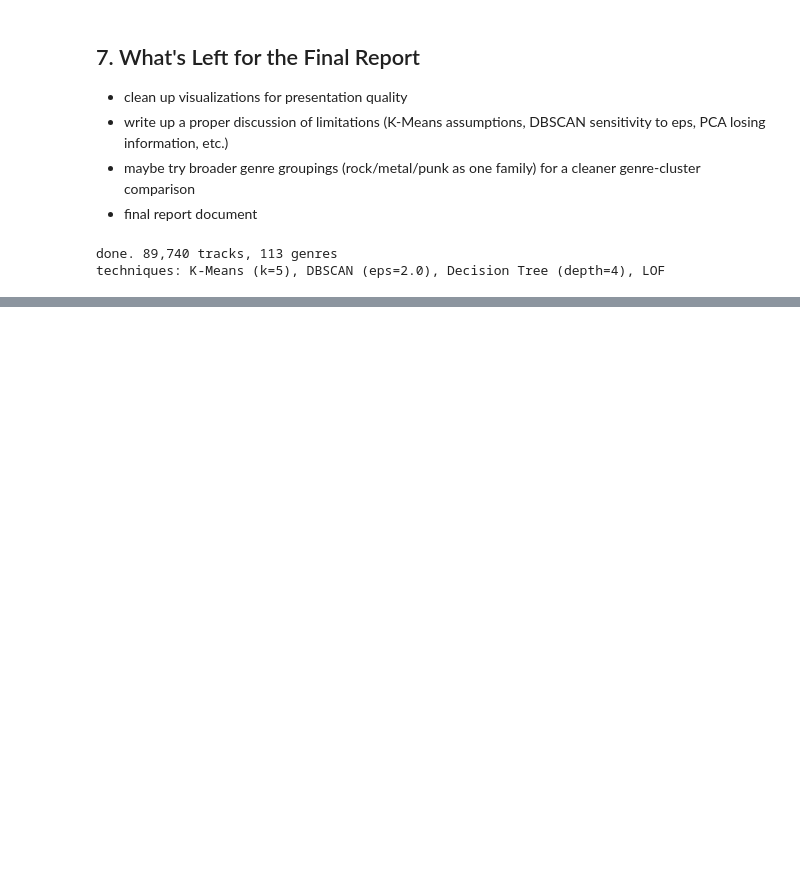
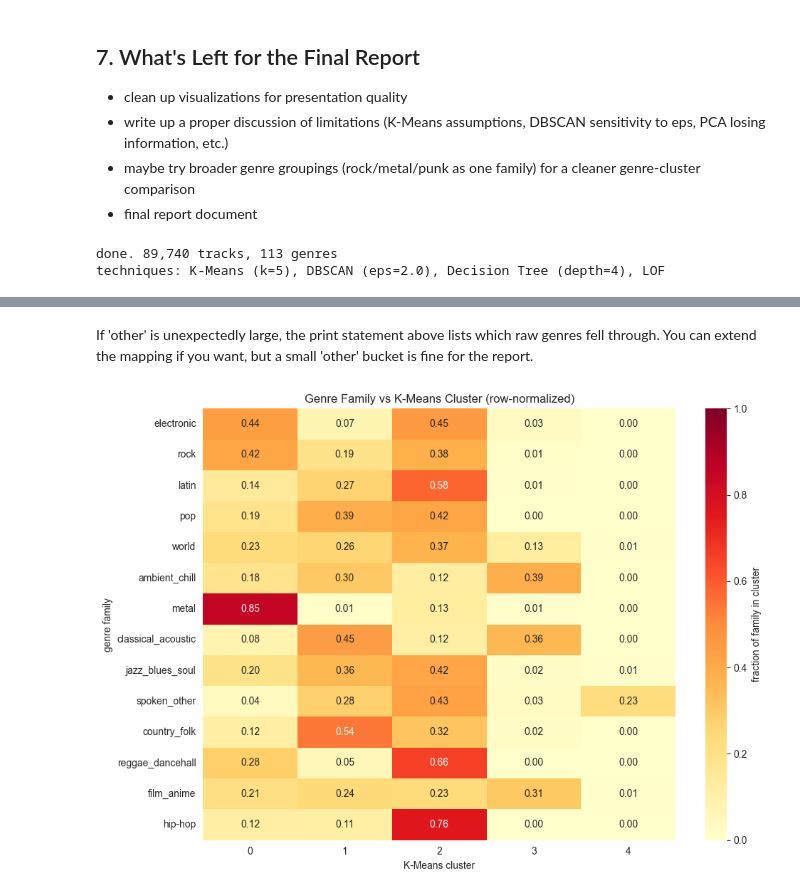
Before and after one commit to sarbaniadhikari/cs4412-project-sarbani, a Jupyter notebook: notebooks/analysis_combined.ipynb, the cells around one changed output, grey strips where cells are left out. Drawn from its saved outputs; the diff is of its cells as text; code cells hidden in the pictures; blank space fills up the shorter version.

```diff
--- a/notebooks/analysis_combined.ipynb
+++ b/notebooks/analysis_combined.ipynb
@@ -1278,0 +1486,23 @@ techniques: K-Means (k=5), DBSCAN (eps=2.0), Decision Tree (depth=4), LOF
+# %% [markdown]
+If 'other' is unexpectedly large, the print statement above lists which raw genres fell through. You can extend the mapping if you want, but a small 'other' bucket is fine for the report.
+# %%
+# family x cluster heatmap (row-normalized: what fraction of each family
+# lands in each cluster?)
+ct_family = pd.crosstab(df['genre_family'], df['cluster'], normalize='index')
+
+# order families by total size for readability
+family_order = df['genre_family'].value_counts().index.tolist()
+ct_family = ct_family.reindex(family_order)
+
+fig, ax = plt.subplots(figsize=(10, 7))
+sns.heatmap(ct_family, annot=True, fmt='.2f', cmap='YlOrRd',
+            cbar_kws={'label': 'fraction of family in cluster'},
+            ax=ax, vmin=0, vmax=1)
+ax.set_xlabel('K-Means cluster')
+ax.set_ylabel('genre family')
+ax.set_title('Genre Family vs K-Means Cluster (row-normalized)')
+plt.tight_layout()
+plt.savefig("../outputs/figures/fig21_family_cluster_heatmap.png", dpi=150, bbox_inches="tight")
+plt.show()
+# %% [output]
+[figure, added]
```
Also changed, not shown: parts of 29 cells of this notebook.
